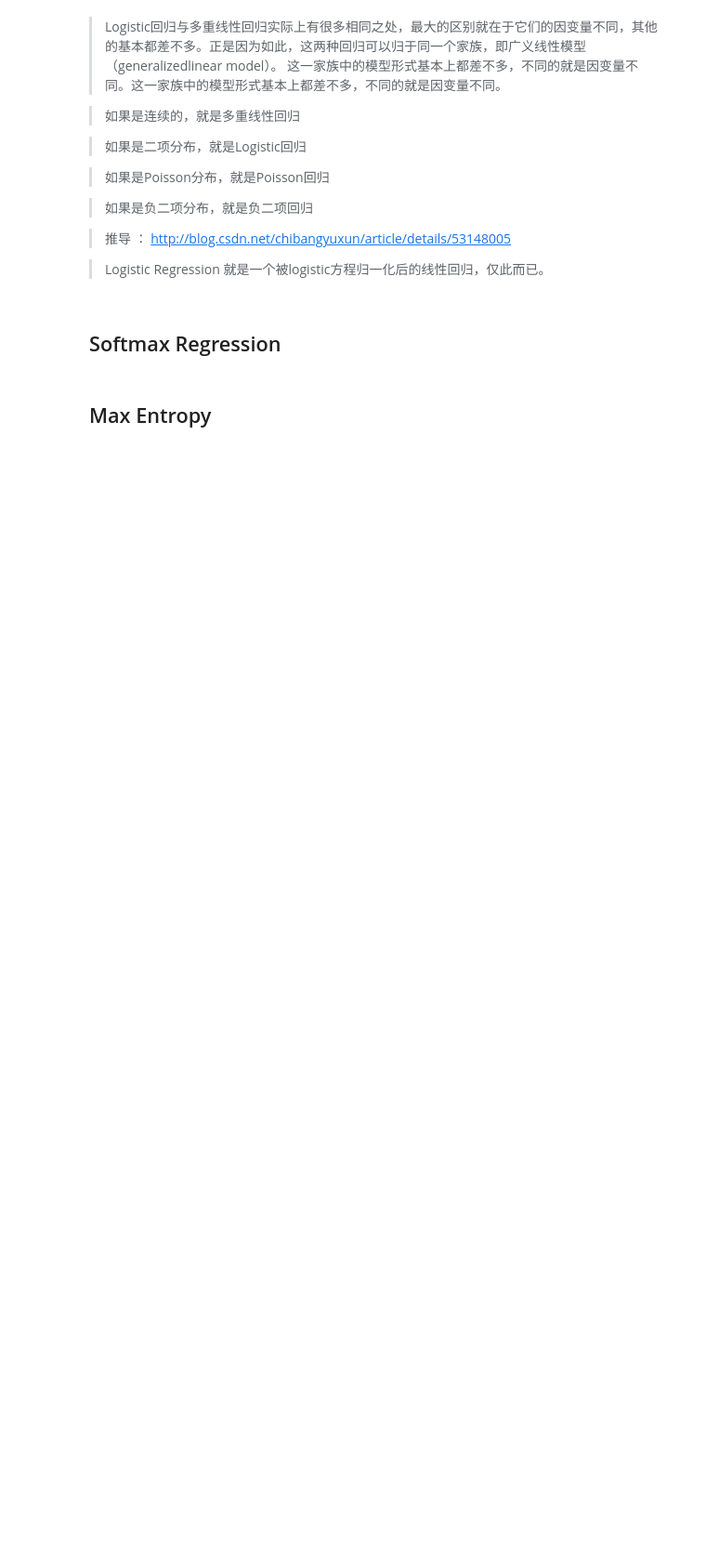
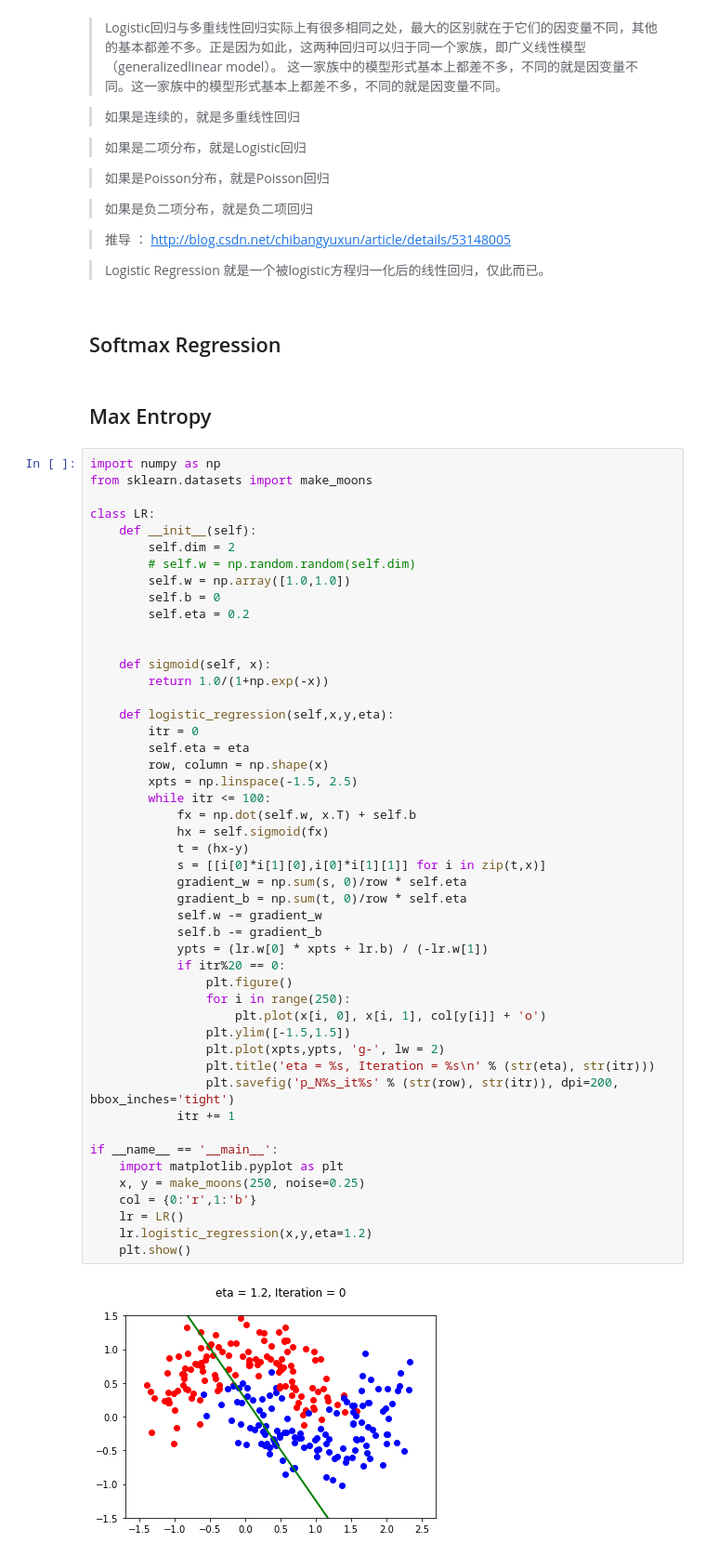
Before and after one commit to happerys/ml_algorithms, a Jupyter notebook: 03、Logistic Regression/Logistic Regression.ipynb, the cells around one changed output. Shown at 93% size. Cells and saved outputs as stored; diff of their text form; blank space fills up the shorter version.

Commit message:
logistic

```diff
--- a/03、Logistic Regression/Logistic Regression.ipynb
+++ b/03、Logistic Regression/Logistic Regression.ipynb
@@ -118,3 +118,53 @@ $$arg\;max_\omega\{log\;p(\omega|D_n)\}=arg\;max_\omega\{\omega^T\psi_n\omega+\o
 ## Softmax Regression
 # %% [markdown]
 ## Max Entropy
+# %%
+import numpy as np
+from sklearn.datasets import make_moons
+
+class LR:
+    def __init__(self):
+        self.dim = 2
+        # self.w = np.random.random(self.dim)
+        self.w = np.array([1.0,1.0])
+        self.b = 0
+        self.eta = 0.2
+
+
+    def sigmoid(self, x):
+        return 1.0/(1+np.exp(-x))
+
+    def logistic_regression(self,x,y,eta):
+        itr = 0
+        self.eta = eta
+        row, column = np.shape(x)
+        xpts = np.linspace(-1.5, 2.5)
+        while itr <= 100:
+            fx = np.dot(self.w, x.T) + self.b
+            hx = self.sigmoid(fx)
+            t = (hx-y)
+            s = [[i[0]*i[1][0],i[0]*i[1][1]] for i in zip(t,x)]
+            gradient_w = np.sum(s, 0)/row * self.eta
+            gradient_b = np.sum(t, 0)/row * self.eta
+            self.w -= gradient_w
+            self.b -= gradient_b
+            ypts = (lr.w[0] * xpts + lr.b) / (-lr.w[1])
+            if itr%20 == 0:
+                plt.figure()
+                for i in range(250):
+                    plt.plot(x[i, 0], x[i, 1], col[y[i]] + 'o')
+                plt.ylim([-1.5,1.5])
+                plt.plot(xpts,ypts, 'g-', lw = 2)
+                plt.title('eta = %s, Iteration = %s\n' % (str(eta), str(itr)))
+                plt.savefig('p_N%s_it%s' % (str(row), str(itr)), dpi=200, bbox_inches='tight')
+            itr += 1
+
+if __name__ == '__main__':
+    import matplotlib.pyplot as plt
+    x, y = make_moons(250, noise=0.25)
+    col = {0:'r',1:'b'}
+    lr = LR()
+    lr.logistic_regression(x,y,eta=1.2)
+    plt.show()
+# %% [output]
+[figure, added]
```
Also changed, not shown: parts of 2 cells of this notebook, 6 other files.
